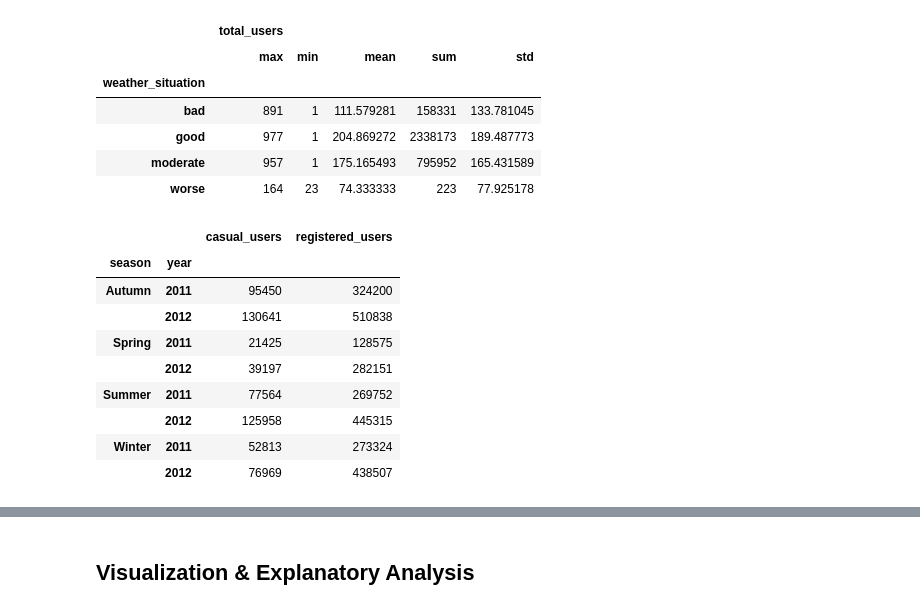
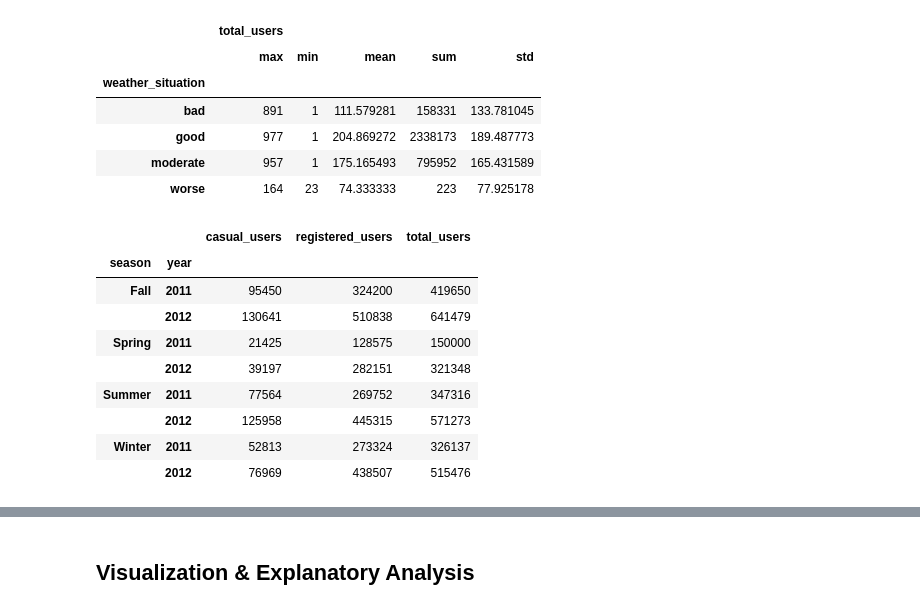
Before and after one commit to MHendriF/Belajar-Analisis-Data-dengan-Python, a Jupyter notebook: Submission/notebook.ipynb, the cells around one changed output, grey strips where cells are left out. Saved outputs shown, nothing was run; the diff lists cells and outputs as text; code cells hidden in the pictures.

```diff
--- a/Submission/notebook.ipynb
+++ b/Submission/notebook.ipynb
@@ -260,7 +260,7 @@ memory usage: 2.1+ MB
 - Mengganti value pada dataframe agar lebih mudah dipahami
 # %%
 # Mapping season
-season_map = {1: 'Spring', 2: 'Summer', 3: 'Autumn', 4: 'Winter'}
+season_map = {1: 'Spring', 2: 'Summer', 3: 'Fall', 4: 'Winter'}
 hour_df['season'] = hour_df['season'].map(season_map)
 
 # Mapping year
@@ -384,19 +384,20 @@ hour_df.groupby(by="weather_situation").agg({
 | moderate | 957 | 1 | 175.165493 | 795952 | 165.431589 |
 | worse | 164 | 23 | 74.333333 | 223 | 77.925178 |
 # %%
-#
-hour_df.groupby(by=["season", "year"]).agg({
+all_season_every_year_df = hour_df.groupby(by=["season", "year"], observed=True).agg({
     "casual_users": "sum",
-    "registered_users": "sum"
+    "registered_users": "sum",
+    "total_users": "sum"
 })
+all_season_every_year_df.head(8)
 # %% [output]
-|  |  | casual_users | registered_users |
-| season | year |  |  |
-| Autumn | 2011 | 95450 | 324200 |
-|  | 2012 | 130641 | 510838 |
-| Spring | 2011 | 21425 | 128575 |
-|  | 2012 | 39197 | 282151 |
-| Summer | 2011 | 77564 | 269752 |
-|  | 2012 | 125958 | 445315 |
-| Winter | 2011 | 52813 | 273324 |
-|  | 2012 | 76969 | 438507 |
+|  |  | casual_users | registered_users | total_users |
+| season | year |  |  |  |
+| Fall | 2011 | 95450 | 324200 | 419650 |
+|  | 2012 | 130641 | 510838 | 641479 |
+| Spring | 2011 | 21425 | 128575 | 150000 |
+|  | 2012 | 39197 | 282151 | 321348 |
+| Summer | 2011 | 77564 | 269752 | 347316 |
+|  | 2012 | 125958 | 445315 | 571273 |
+| Winter | 2011 | 52813 | 273324 | 326137 |
+|  | 2012 | 76969 | 438507 | 515476 |
```
Also changed, not shown: parts of 8 cells of this notebook, 2 other files.
